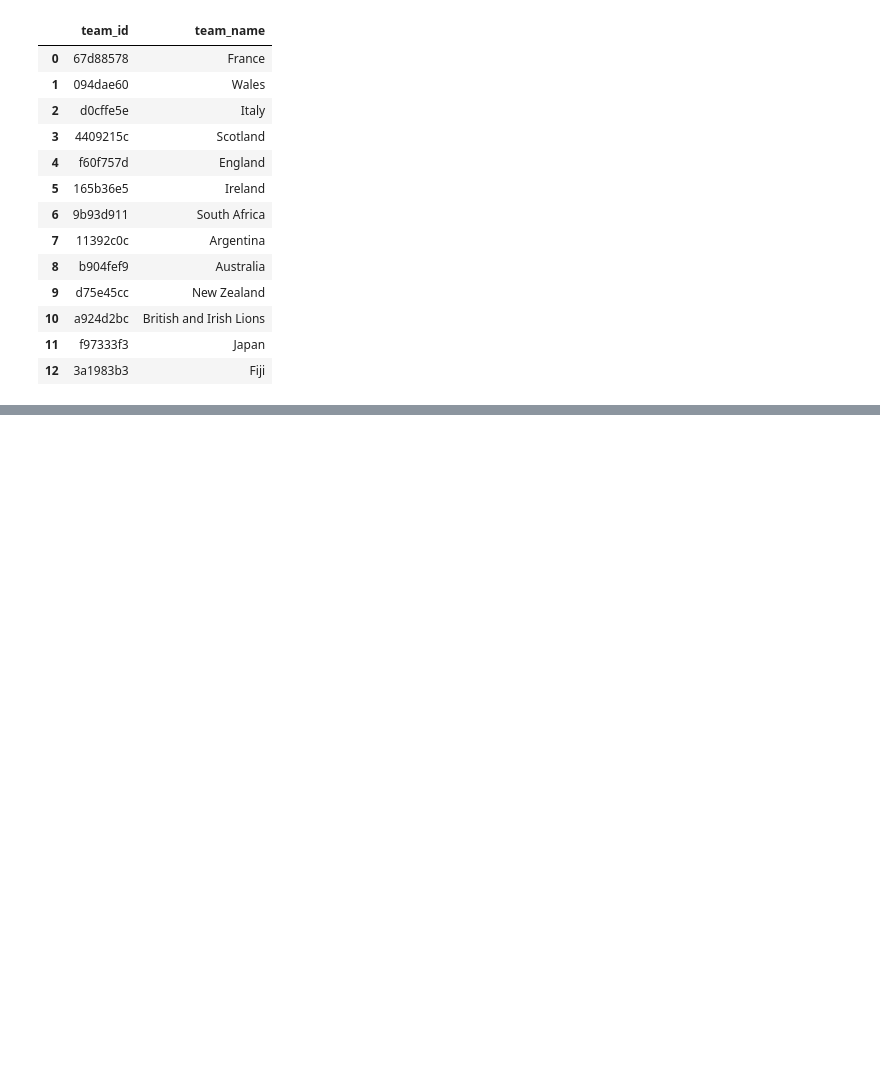
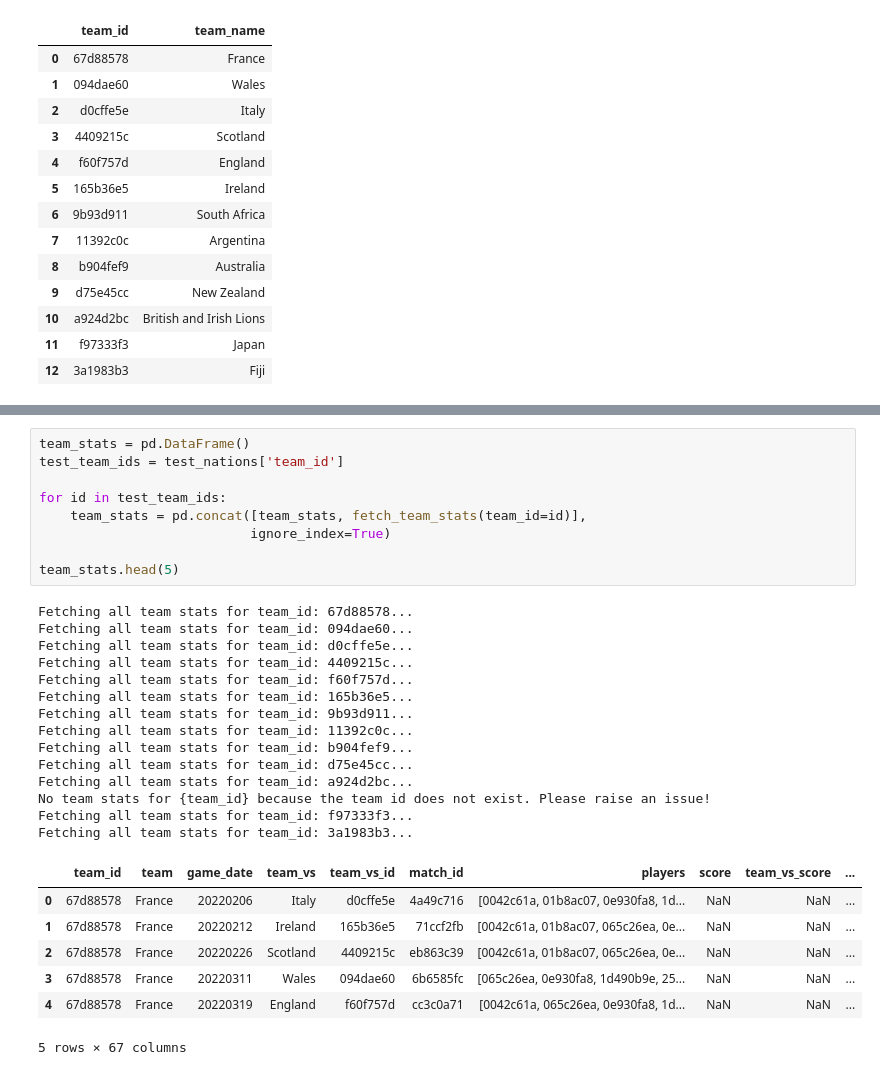
Before and after one commit to mycycler22/ghost_of_eden_park, a Jupyter notebook: rugby_experimental.ipynb, the cells around one changed output, grey strips where cells are left out. Cells and saved outputs as stored; diff of their text form; blank space fills up the shorter version.

```diff
--- a/rugby_experimental.ipynb
+++ b/rugby_experimental.ipynb
@@ -266,0 +270,31 @@ matches
+# %%
+team_stats = pd.DataFrame()
+test_team_ids = test_nations['team_id']
+
+for id in test_team_ids:
+    team_stats = pd.concat([team_stats, fetch_team_stats(team_id=id)],
+                           ignore_index=True)
+
+team_stats.head(5)
+# %% [output]
+Fetching all team stats for team_id: 67d88578...
+Fetching all team stats for team_id: 094dae60...
+Fetching all team stats for team_id: d0cffe5e...
+Fetching all team stats for team_id: 4409215c...
+Fetching all team stats for team_id: f60f757d...
+Fetching all team stats for team_id: 165b36e5...
+Fetching all team stats for team_id: 9b93d911...
+Fetching all team stats for team_id: 11392c0c...
+Fetching all team stats for team_id: b904fef9...
+Fetching all team stats for team_id: d75e45cc...
+Fetching all team stats for team_id: a924d2bc...
+No team stats for {team_id} because the team id does not exist. Please raise an issue!
+Fetching all team stats for team_id: f97333f3...
+Fetching all team stats for team_id: 3a1983b3...
+|  | team_id | team | game_date | team_vs | team_vs_id | match_id | players | score | team_vs_score | ... |
+| 0 | 67d88578 | France | 20220206 | Italy | d0cffe5e | 4a49c716 | [0042c61a, 01b8ac07, 0e930fa8, 1d... | NaN | NaN | ... |
+| 1 | 67d88578 | France | 20220212 | Ireland | 165b36e5 | 71ccf2fb | [0042c61a, 01b8ac07, 065c26ea, 0e... | NaN | NaN | ... |
+| 2 | 67d88578 | France | 20220226 | Scotland | 4409215c | eb863c39 | [0042c61a, 01b8ac07, 065c26ea, 0e... | NaN | NaN | ... |
+| 3 | 67d88578 | France | 20220311 | Wales | 094dae60 | 6b6585fc | [065c26ea, 0e930fa8, 1d490b9e, 25... | NaN | NaN | ... |
+| 4 | 67d88578 | France | 20220319 | England | f60f757d | cc3c0a71 | [0042c61a, 065c26ea, 0e930fa8, 1d... | NaN | NaN | ... |
+5 rows × 67 columns
```
Also changed, not shown: parts of 15 cells of this notebook.
